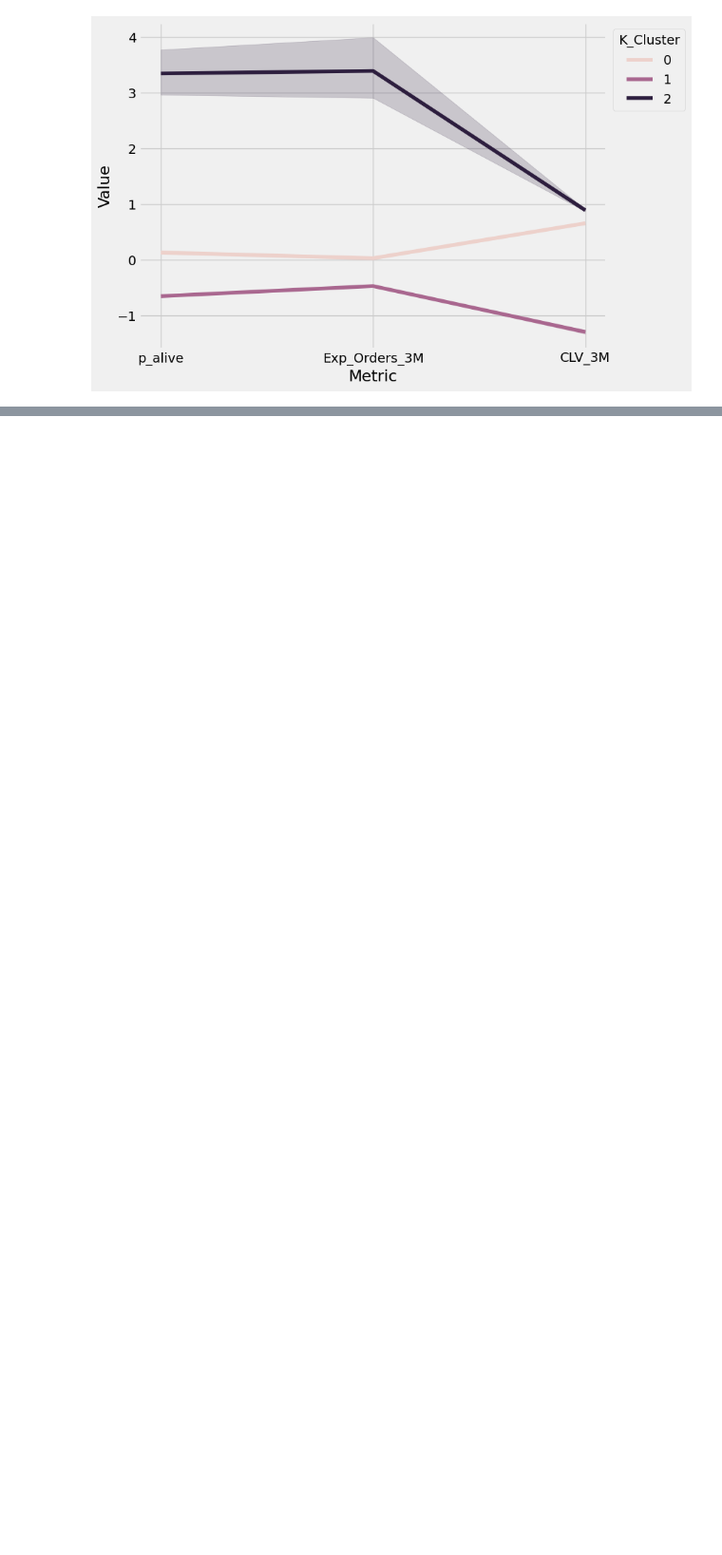
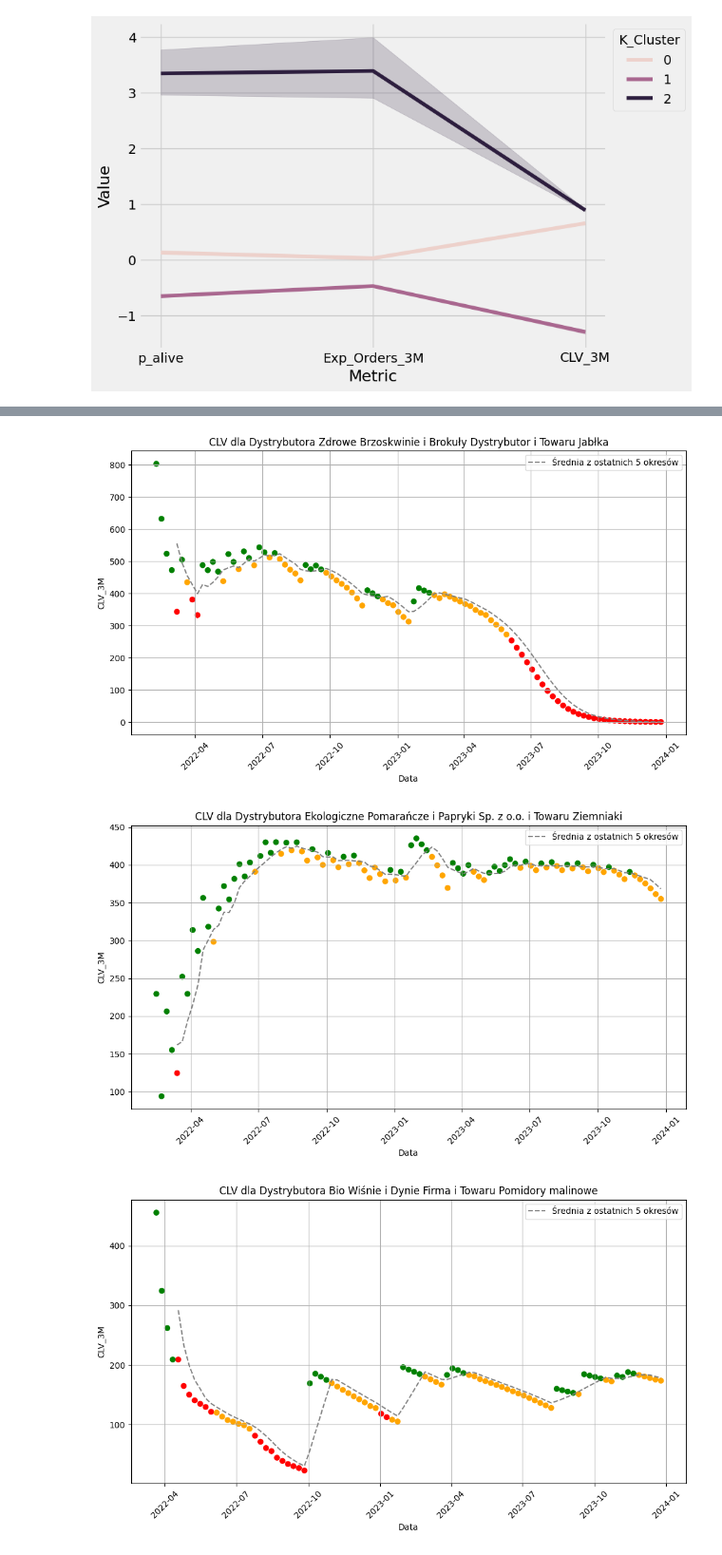
Before and after one commit to Rybakowski/projekt_churn_bank, a Jupyter notebook: P02_Segmentation/Segmentation_code.ipynb, the cells around one changed output, grey strips where cells are left out. Shown at 95% size. Saved outputs shown, nothing was run; the diff lists cells and outputs as text; code cells hidden in the pictures; blank space fills up the shorter version.

```diff
--- a/P02_Segmentation/Segmentation_code.ipynb
+++ b/P02_Segmentation/Segmentation_code.ipynb
@@ -420,0 +535,30 @@ sns.move_legend(ax, "upper left", bbox_to_anchor=(1, 1))
+# %%
+dystrybutorzy_towary = (clv_przedstawiciel['Dystrybutor']+'$'+clv_przedstawiciel['Towar']).unique()
+
+for dystr_tow in dystrybutorzy_towary:
+    dystrybutor, towar = dystr_tow.split('$')
+
+    clv_przedstawiciel_w = clv_przedstawiciel.loc[(clv_przedstawiciel['Dystrybutor'] == dystrybutor) & (clv_przedstawiciel['Towar'] == towar)]
+
+    clv_przedstawiciel_w['CLV_3M_Mean'] = clv_przedstawiciel_w['CLV_3M'].rolling(window=5).mean()
+
+    clv_przedstawiciel_w['Color'] = clv_przedstawiciel_w.apply(lambda row: 'red' if row['CLV_3M'] < 0.9 * row['CLV_3M_Mean']
+                                                     else 'orange' if row['CLV_3M'] < row['CLV_3M_Mean']
+                                                     else 'green', axis=1)
+
+
+    plt.figure(figsize=(10, 6))
+    plt.scatter(clv_przedstawiciel_w['Data'], clv_przedstawiciel_w['CLV_3M'], color=clv_przedstawiciel_w['Color'])
+    plt.plot(clv_przedstawiciel_w['Data'], clv_przedstawiciel_w['CLV_3M_Mean'], linestyle='--', color='gray', label='Średnia z ostatnich 5 okresów')
+    plt.title(f'CLV dla Dystrybutora {dystrybutor} i Towaru {towar}')
+    plt.xlabel('Data')
+    plt.ylabel('CLV_3M')
+    plt.xticks(rotation=45)
+    plt.grid(True)
+    plt.tight_layout()
+    plt.legend()
+    plt.show()
+# %% [output]
+[figure, added]
+[figure, added]
+[figure, added]
```
Also changed, not shown: parts of 8 cells of this notebook.
